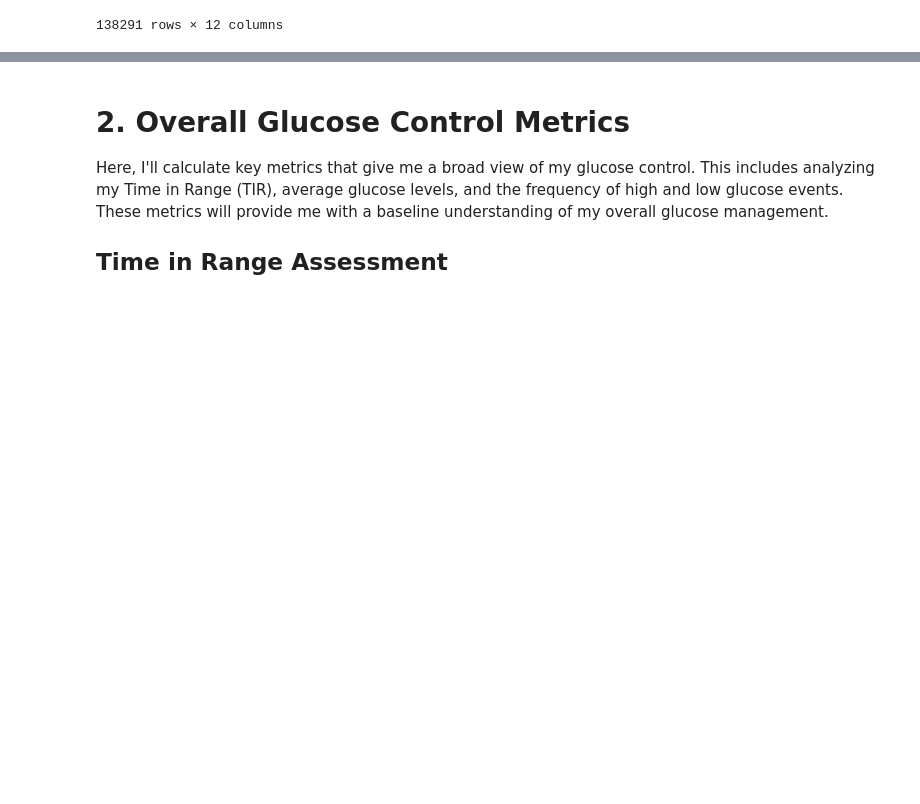
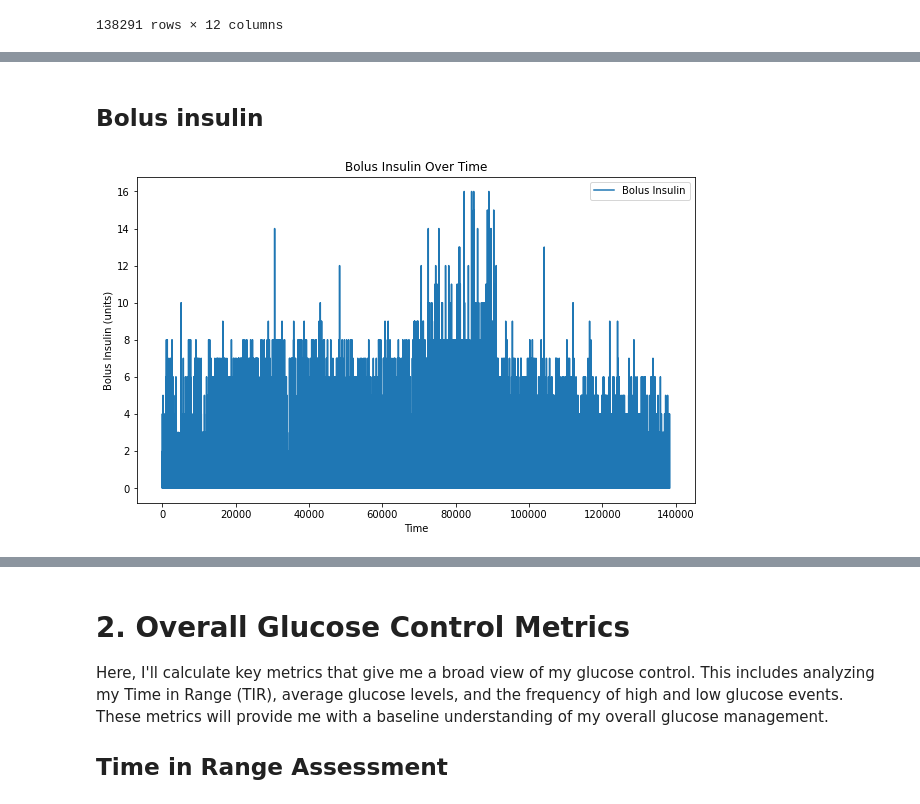
Before and after one commit to Warren8824/simple-glucose-analysis, a Jupyter notebook: glucose_analysis.ipynb, the cells around one changed output, grey strips where cells are left out. Drawn from its saved outputs; the diff is of its cells as text; code cells hidden in the pictures; blank space fills up the shorter version.

```diff
--- a/glucose_analysis.ipynb
+++ b/glucose_analysis.ipynb
@@ -168,0 +175,13 @@ plt.show()
+# %% [markdown]
+## Bolus insulin
+# %%
+# Display all bolus dose values
+plt.figure(figsize=(10, 6))
+plt.plot(df['bolus'], label='Bolus Insulin')
+plt.title('Bolus Insulin Over Time')
+plt.xlabel('Time')
+plt.ylabel('Bolus Insulin (units)')
+plt.legend()
+plt.show()
+# %% [output]
+[figure, added]
```
Also changed, not shown: parts of 41 cells of this notebook.
